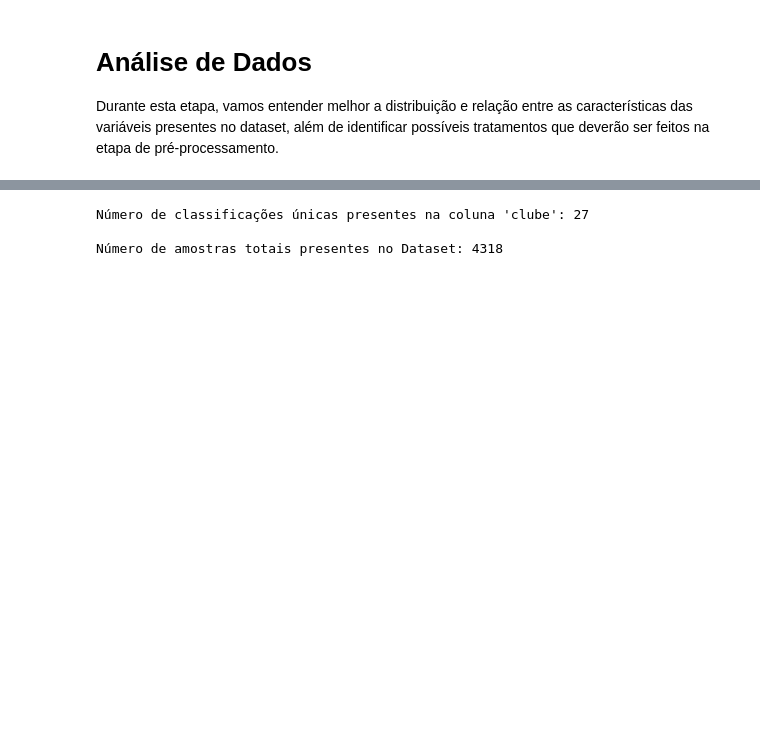
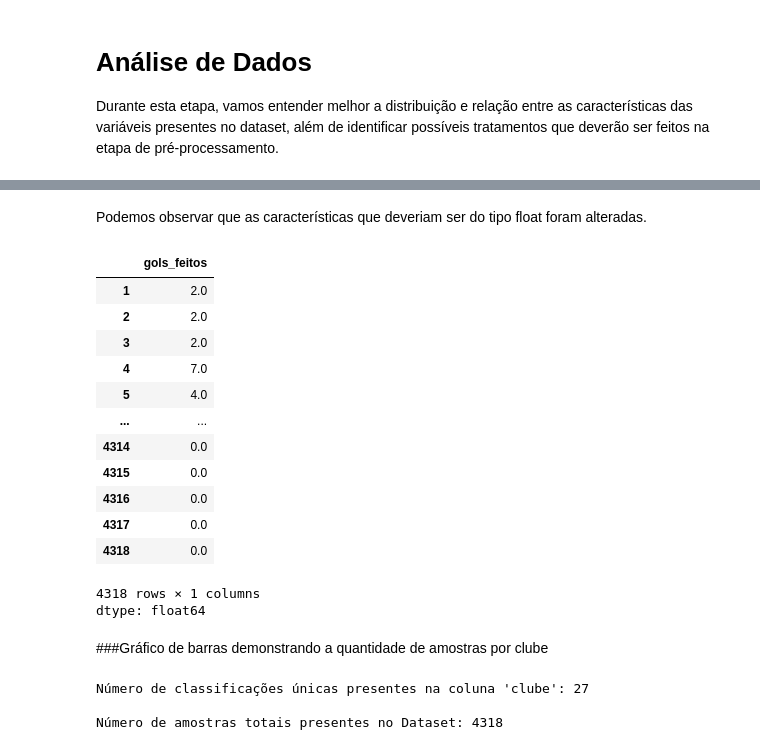
Before and after one commit to guilhermer1/mvp_AnaliseDeDados, a Jupyter notebook: Análise_de_Dados_e_Boas_Práticas-LaLiga.ipynb, the cells around one changed output, grey strips where cells are left out. Drawn from its saved outputs; the diff is of its cells as text; code cells hidden in the pictures; blank space fills up the shorter version.

```diff
--- a/Análise_de_Dados_e_Boas_Práticas-LaLiga.ipynb
+++ b/Análise_de_Dados_e_Boas_Práticas-LaLiga.ipynb
@@ -116,0 +138,16 @@ None
+# %%
+#Alterando os tipos necessários nas colunas que apresentam valores do tipo float.
+laliga['gols_feitos'] = pd.to_numeric(laliga['gols_feitos'], errors='coerce')
+laliga['gols_sofridos'] = pd.to_numeric(laliga['gols_sofridos'], errors='coerce')
+laliga['chance_de_marcar'] = pd.to_numeric(laliga['chance_de_marcar'], errors='coerce')
+laliga['chance_de_sofrer_gol'] = pd.to_numeric(laliga['chance_de_sofrer_gol'], errors='coerce')
+laliga['posse_de_bola'] = pd.to_numeric(laliga['posse_de_bola'], errors='coerce')
+laliga['chutes'] = pd.to_numeric(laliga['chutes'], errors='coerce')
+laliga['chutes_ao_gol'] = pd.to_numeric(laliga['chutes_ao_gol'], errors='coerce')
+laliga['distancia_media_dos_chutes'] = pd.to_numeric(laliga['distancia_media_dos_chutes'], errors='coerce')
+laliga['chutes-livres'] = pd.to_numeric(laliga['chutes-livres'], errors='coerce')
+laliga['pk'] = pd.to_numeric(laliga['pk'], errors='coerce')
+laliga['pkatt'] = pd.to_numeric(laliga['pkatt'], errors='coerce')
+
+# Demonstrando novamente o tipo, para a verificação da real alteração.
+print(laliga.info())
@@ -117,3 +172,24 @@ None
+# %% [markdown]
+Podemos observar que as características que deveriam ser do tipo float foram alteradas.
+# %%
+laliga['gols_feitos', ]
+# %% [output]
+|  | gols_feitos |
+| 1 | 2.0 |
+| 2 | 2.0 |
+| 3 | 2.0 |
+| 4 | 7.0 |
+| 5 | 4.0 |
+| ... | ... |
+| 4314 | 0.0 |
+| 4315 | 0.0 |
+| 4316 | 0.0 |
+| 4317 | 0.0 |
+| 4318 | 0.0 |
+4318 rows × 1 columns
+dtype: float64
+# %% [markdown]
+###Gráfico de barras demonstrando a quantidade de amostras por clube
 # %%
 quantidade_de_clubes = len(pd.unique(laliga['clube']))
 quantidade_de_amostras = len(laliga)
```
Also changed, not shown: parts of 5 cells of this notebook.
